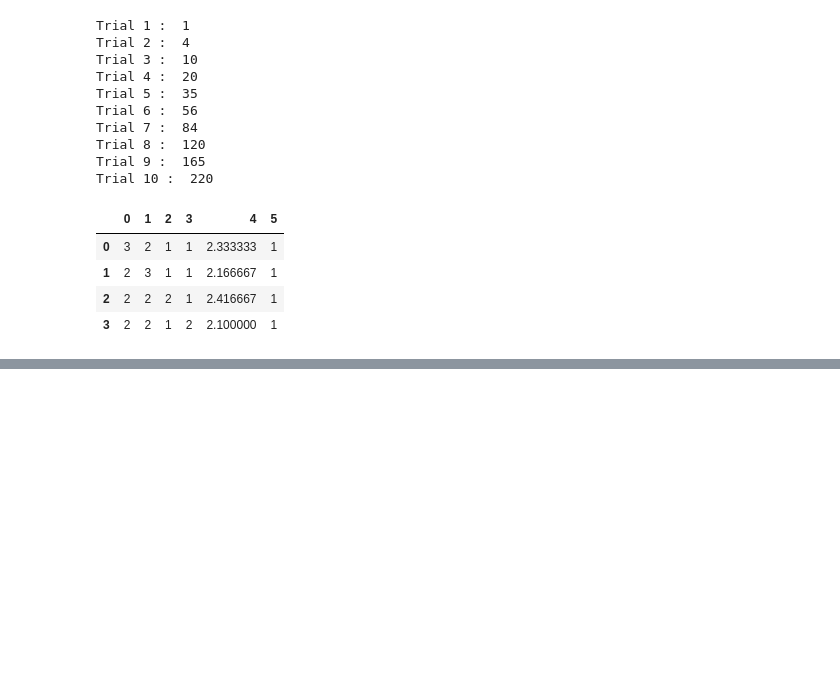
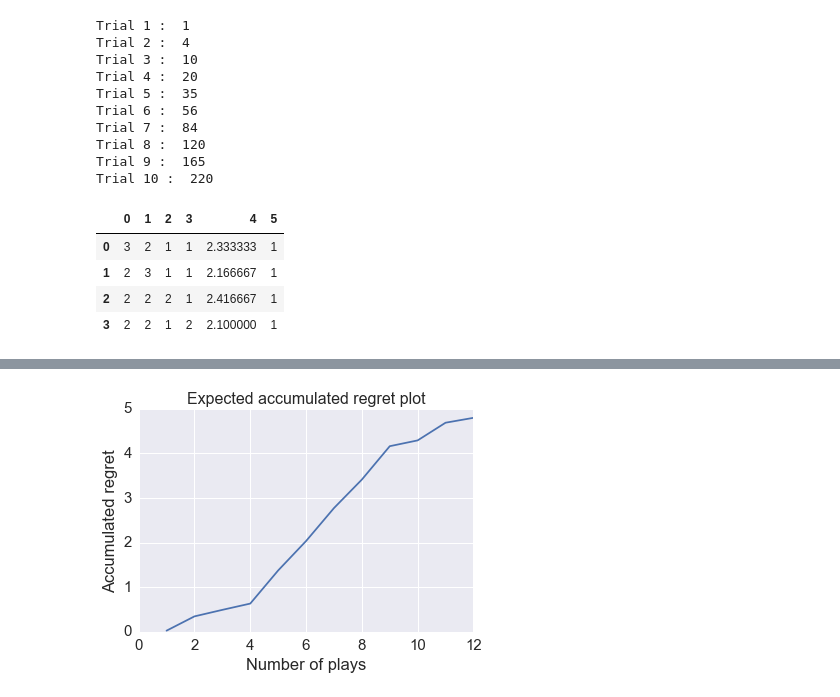
Before and after one commit to timoryxl/Multi-armed-bandit, a Jupyter notebook: Multi-Armed_Bandit_HARIHARAN.ipynb, the cells around one changed output, grey strips where cells are left out. Cells and saved outputs as stored; diff of their text form; code cells hidden in the pictures; blank space fills up the shorter version.

```diff
--- a/Multi-Armed_Bandit_HARIHARAN.ipynb
+++ b/Multi-Armed_Bandit_HARIHARAN.ipynb
@@ -166,4 +166,28 @@ Previous_Nodes
 | 1 | 2 | 3 | 1 | 1 | 2.166667 | 1 |
 | 2 | 2 | 2 | 2 | 1 | 2.416667 | 1 |
 | 3 | 2 | 2 | 1 | 2 | 2.100000 | 1 |
+# %%
+##Gaussian Process Code##
+
+
+# Simulate data
+%matplotlib inline
+import numpy as np
+from sklearn import gaussian_process
+import matplotlib.pyplot as plt
+from scipy.stats import norm
+import random
+
+np.random.seed(146)
+# m = 10, 20, 100
+m=10
+#y = np.array([0.05,0.1,0.3,0.2,0.5])
+y = np.random.uniform(0.05,0.95,m)
+# Here specified the true reward of each machine
+def f(x):
+    if type(x).__module__ == np.__name__:
+        x = x.T.astype(int)
+    if isinstance(x,list):
+        x = np.asarray(x,int)
+    return y[x-1]
 # %%
@@ -322,0 +319,8 @@ armedbandit(choice,f,m)
+# %%
+plt.plot(np.arange(1, len(regrets1)+1),np.cumsum(regrets1))
+plt.title("Expected accumulated regret plot",size=16)
+plt.ylabel("Accumulated regret")
+plt.xlabel("Number of plays")
+pass
+# %% [output]
+[figure, added]
```
Also changed, not shown: parts of 12 cells of this notebook.
